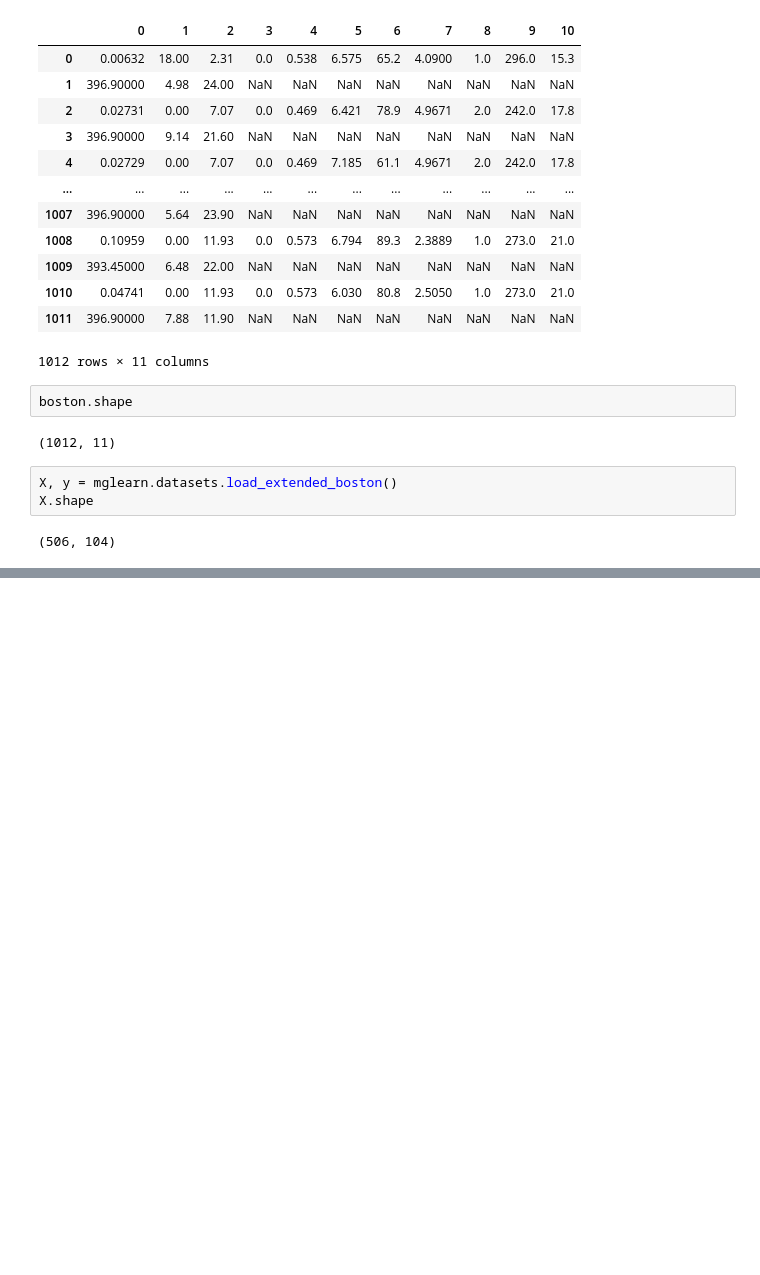
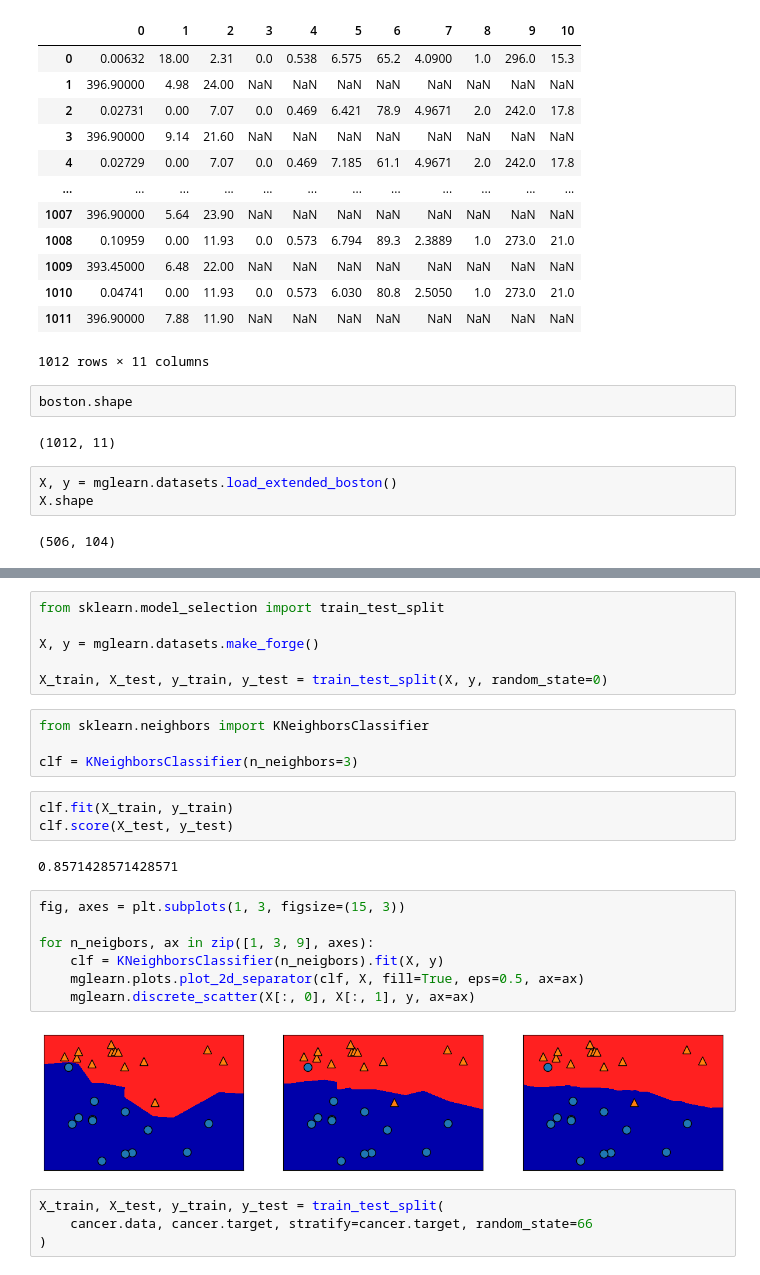
Before and after one commit to jim-franklin/intro_to_ml_with_python, a Jupyter notebook: Chapter_2/Chapter_2.ipynb, the cells around one changed output, grey strips where cells are left out. Drawn from its saved outputs; the diff is of its cells as text; blank space fills up the shorter version.

```diff
--- a/Chapter_2/Chapter_2.ipynb
+++ b/Chapter_2/Chapter_2.ipynb
@@ -99,0 +104,28 @@ mglearn.plots.plot_knn_classification(n_neighbors=3)
+# %%
+from sklearn.model_selection import train_test_split
+
+X, y = mglearn.datasets.make_forge()
+
+X_train, X_test, y_train, y_test = train_test_split(X, y, random_state=0)
+# %%
+from sklearn.neighbors import KNeighborsClassifier
+
+clf = KNeighborsClassifier(n_neighbors=3)
+# %%
+clf.fit(X_train, y_train)
+clf.score(X_test, y_test)
+# %% [output]
+0.8571428571428571
+# %%
+fig, axes = plt.subplots(1, 3, figsize=(15, 3))
+
+for n_neigbors, ax in zip([1, 3, 9], axes):
+    clf = KNeighborsClassifier(n_neigbors).fit(X, y)
+    mglearn.plots.plot_2d_separator(clf, X, fill=True, eps=0.5, ax=ax)
+    mglearn.discrete_scatter(X[:, 0], X[:, 1], y, ax=ax)
+# %% [output]
+[figure, added]
+# %%
+X_train, X_test, y_train, y_test = train_test_split(
+    cancer.data, cancer.target, stratify=cancer.target, random_state=66
+)
```
Also changed, not shown: parts of 9 cells of this notebook.
